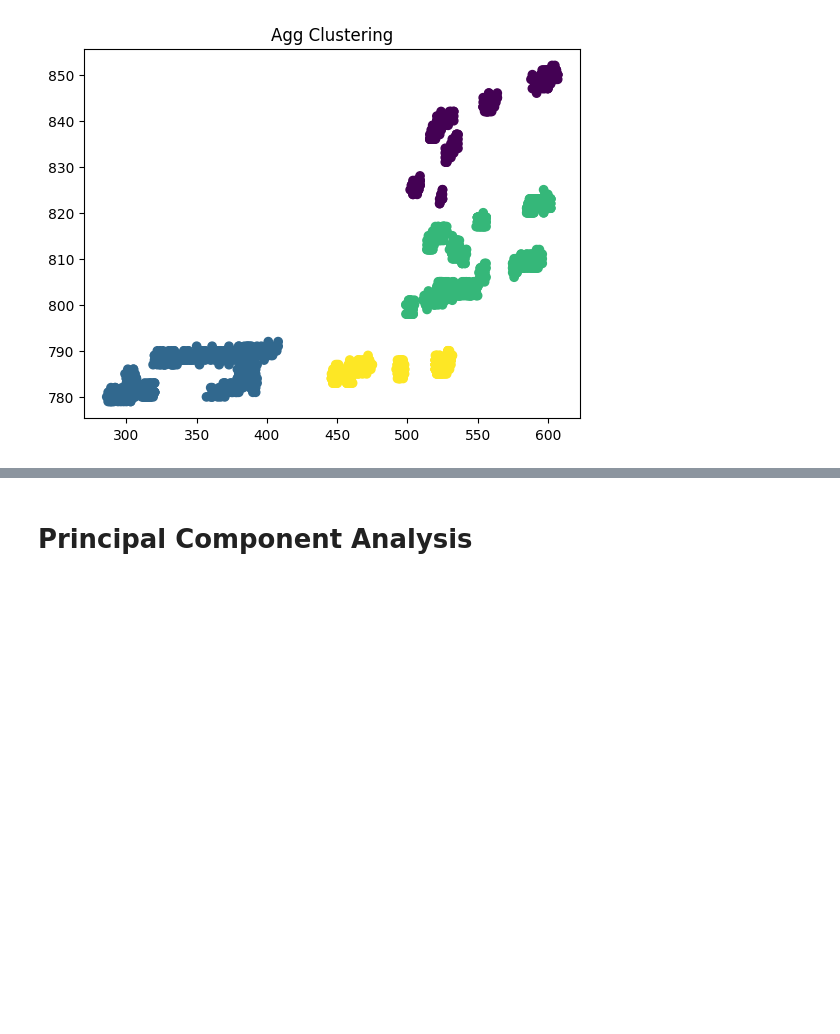
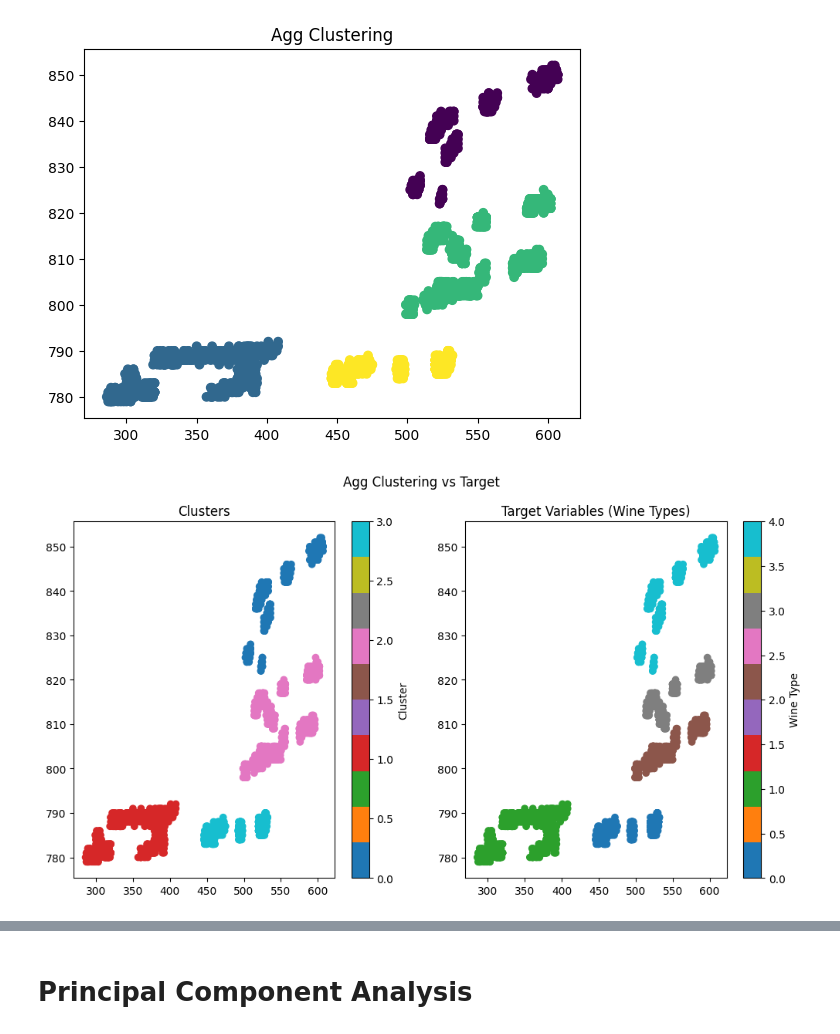
Before and after one commit to AidanRabinowitz/ArduinoWineSniffer, a Jupyter notebook: src/WineDataAnalysis.ipynb, the cells around one changed output, grey strips where cells are left out. Cells and saved outputs as stored; diff of their text form; code cells hidden in the pictures; blank space fills up the shorter version.

Commit message:
Added clustering functionality

```diff
--- a/src/WineDataAnalysis.ipynb
+++ b/src/WineDataAnalysis.ipynb
@@ -112,3 +112,7 @@ agglomerative_labels = clustering.agglomerative( n_clusters=4, linkage='average'
 clustering.visualize(agglomerative_labels, "Agg Clustering")
 # %% [output]
 [figure]
+# %%
+clustering.visualize_with_targets(agglomerative_labels, "Agg Clustering vs Target")
+# %% [output]
+[figure, added]
```
Also changed, not shown: parts of 1 cell of this notebook, 3 other files.
